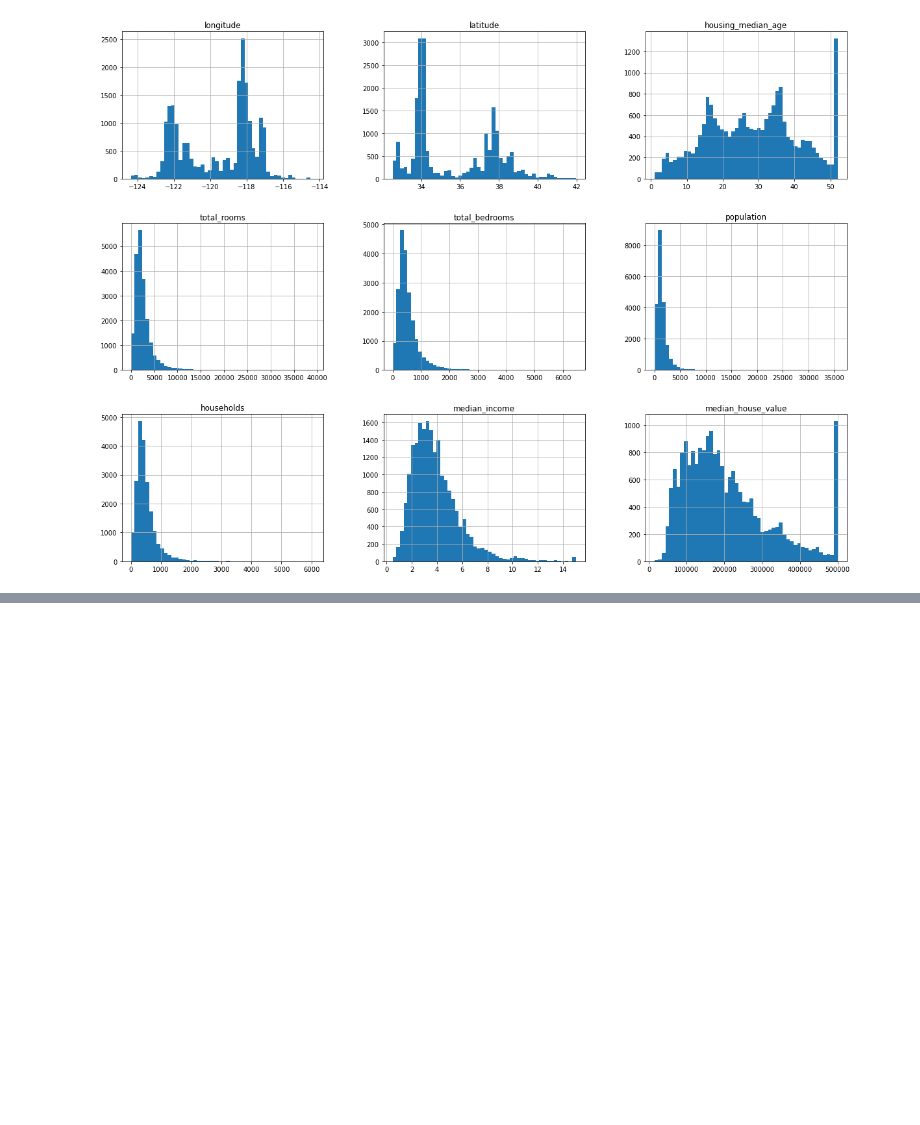
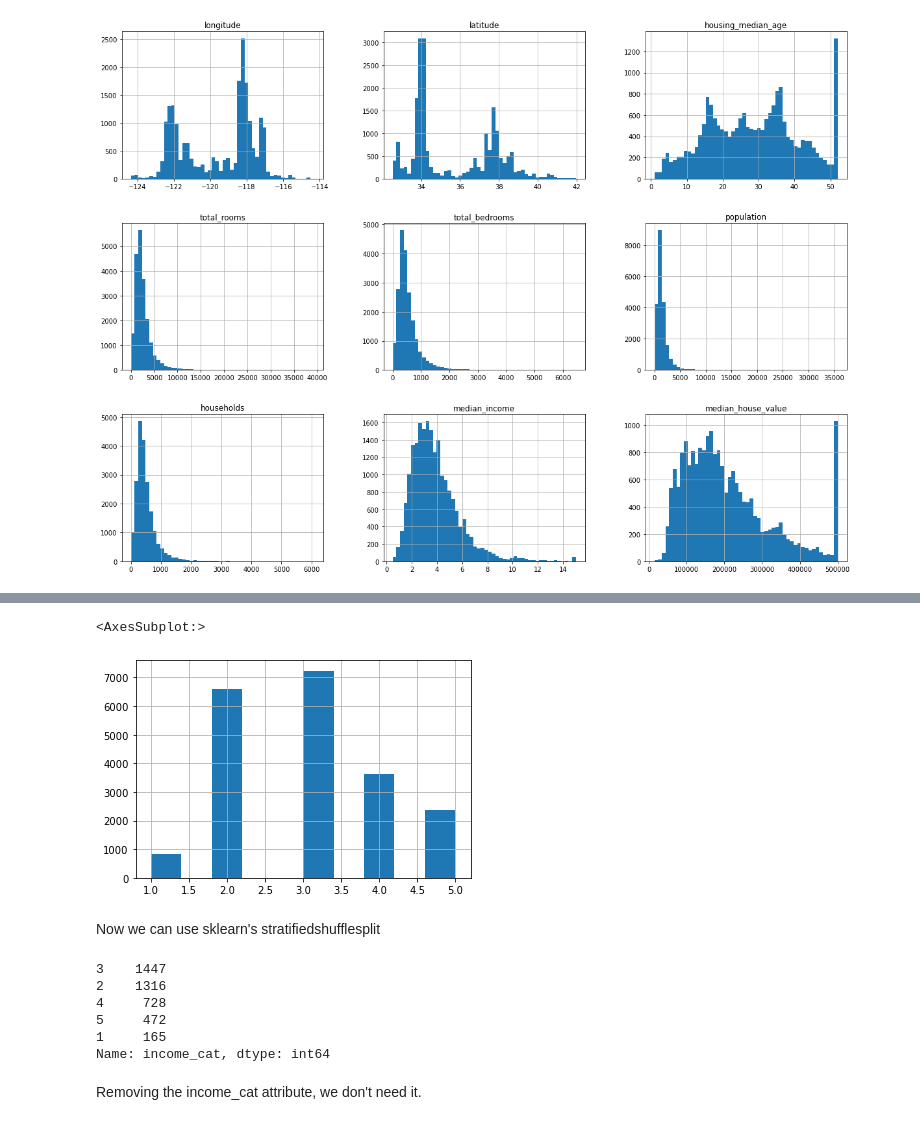
Before and after one commit to atiyabzafar/100-days-of-code, a Jupyter notebook: code/Chapter2Housing.ipynb, the cells around one changed output, grey strips where cells are left out. Saved outputs shown, nothing was run; the diff lists cells and outputs as text; code cells hidden in the pictures; blank space fills up the shorter version.

```diff
--- a/code/Chapter2Housing.ipynb
+++ b/code/Chapter2Housing.ipynb
@@ -105,0 +179,13 @@ plt.show()
+# %%
+housing_df["income_cat"]=pd.cut(housing_df["median_income"],
+
+                               bins=[0,1.5,3.0,4.5,6.,np.inf],
+                                labels=[1,2,3,4,5]
+                               )
+# %%
+housing_df["income_cat"].hist()
+# %% [output]
+<AxesSubplot:>
+[figure, added]
+# %% [markdown]
+Now we can use sklearn's stratifiedshufflesplit
@@ -105,0 +199,11 @@ plt.show()
+# %%
+strat_test_set["income_cat"].value_countsounts()
+# %% [output]
+3    1447
+2    1316
+4     728
+5     472
+1     165
+Name: income_cat, dtype: int64
+# %% [markdown]
+Removing the income_cat attribute, we don't need it.
```
Also changed, not shown: parts of 19 cells of this notebook.
